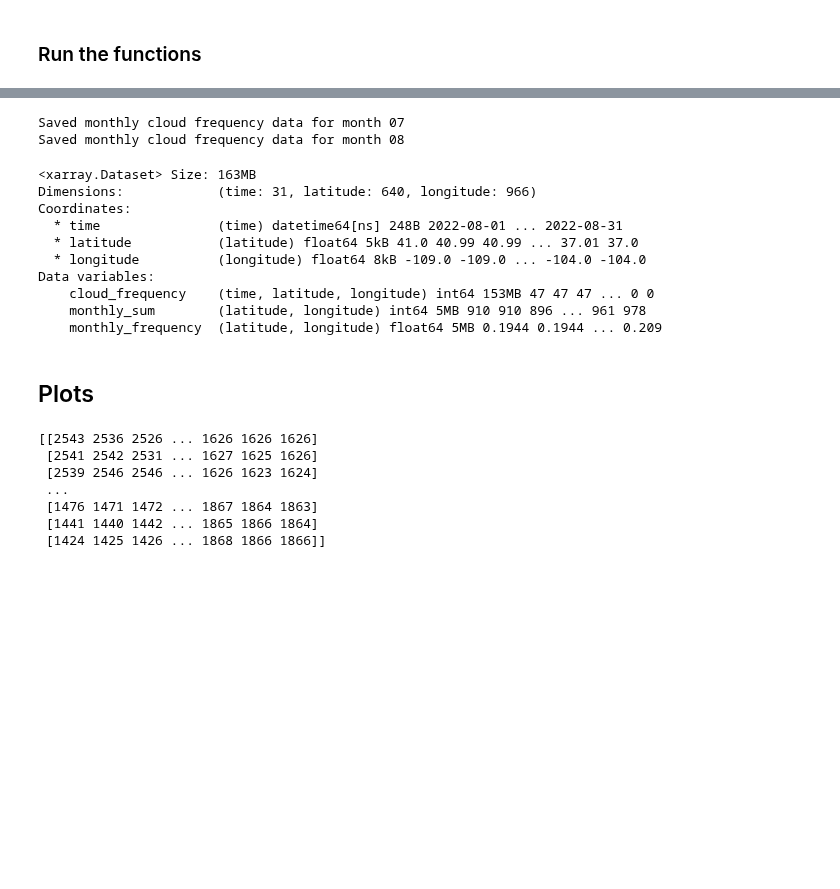
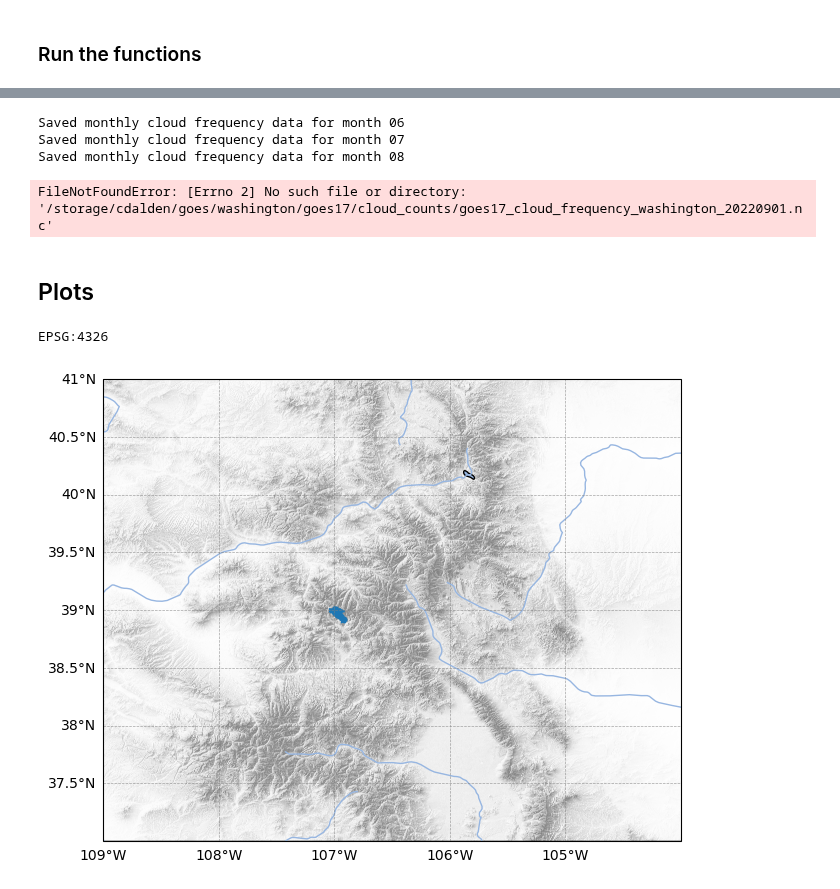
Before and after one commit to clinton-alden/goes_clouds, a Jupyter notebook: analysis/05_cloud_frequency_counts.ipynb, the cells around one changed output, grey strips where cells are left out. Drawn from its saved outputs; the diff is of its cells as text; code cells hidden in the pictures; blank space fills up the shorter version.

```diff
--- a/analysis/05_cloud_frequency_counts.ipynb
+++ b/analysis/05_cloud_frequency_counts.ipynb
@@ -117,6 +127,7 @@ months_list = ['07', '08']
 # %%
 # Define the months and their corresponding variable names
-months_dict = {'07': 'jul_cloud_freq', '08': 'aug_cloud_freq'}
+months_dict = {'06': 'jun_cloud_freq', '07': 'jul_cloud_freq',
+               '08': 'aug_cloud_freq', '09': 'sep_cloud_freq'}
 # Dictionary to store the datasets
 cloud_freq_datasets = {}
 
@@ -126,23 +137,15 @@ for month, var_name in months_dict.items():
     cloud_freq_datasets[var_name] = ds  # Save the dataset with the variable name as the key
 
 # Access the datasets
+jun_cloud_freq = cloud_freq_datasets['jun_cloud_freq']
 jul_cloud_freq = cloud_freq_datasets['jul_cloud_freq']
 aug_cloud_freq = cloud_freq_datasets['aug_cloud_freq']
-
-aug_cloud_freq
+sep_cloud_freq = cloud_freq_datasets['sep_cloud_freq']
 # %% [output]
+Saved monthly cloud frequency data for month 06
 Saved monthly cloud frequency data for month 07
 Saved monthly cloud frequency data for month 08
-<xarray.Dataset> Size: 163MB
-Dimensions:            (time: 31, latitude: 640, longitude: 966)
-Coordinates:
-  * time               (time) datetime64[ns] 248B 2022-08-01 ... 2022-08-31
-  * latitude           (latitude) float64 5kB 41.0 40.99 40.99 ... 37.01 37.0
-  * longitude          (longitude) float64 8kB -109.0 -109.0 ... -104.0 -104.0
-Data variables:
-    cloud_frequency    (time, latitude, longitude) int64 153MB 47 47 47 ... 0 0
-    monthly_sum        (latitude, longitude) int64 5MB 910 910 896 ... 961 978
-    monthly_frequency  (latitude, longitude) float64 5MB 0.1944 0.1944 ... 0.209
+FileNotFoundError: [Errno 2] No such file or directory: '/storage/cdalden/goes/washington/goes17/cloud_counts/goes17_cloud_frequency_washington_20220901.nc'
 # %%
 # sep_minus_aug = sep_cloud_freq['monthly_frequency'] - aug_cloud_freq['monthly_frequency']
 aug_minus_jul = aug_cloud_freq['monthly_frequency'] - jul_cloud_freq['monthly_frequency']
@@ -150,19 +153,23 @@ aug_minus_jul = aug_cloud_freq['monthly_frequency'] - jul_cloud_freq['monthly_fr
 ## Plots
 # %%
 # Path to the DEM file
-dem_path = "colorado_dem.tif"
+dem_path = "nasa_colorado_dem.tif"
 
 # Open the DEM file
 with rasterio.open(dem_path) as src:
     elevation = src.read(1)  # Read the first band (elevation data)
     bounds = src.bounds      # Get the bounds of the DEM
     extent = [bounds.left, bounds.right, bounds.bottom, bounds.top]
-    print(elevation)
+
+
+# subset DEM for East River
+bbox = [-107.4, -106.7, 38.7, 39.3]
+with rasterio.open(dem_path) as src:
+    window = rasterio.windows.from_bounds(bbox[0], bbox[2], bbox[1], bbox[3], transform=src.transform)
+    er_elevation = src.read(1, window=window)
+    cropped_bounds = rasterio.windows.bounds(window, transform=src.transform)
-# %% [output]
-[[2543 2536 2526 ... 1626 1626 1626]
- [2541 2542 2531 ... 1627 1625 1626]
- [2539 2546 2546 ... 1626 1623 1624]
- ...
- [1476 1471 1472 ... 1867 1864 1863]
- [1441 1440 1442 ... 1865 1866 1864]
- [1424 1425 1426 ... 1868 1866 1866]]
+# %%
+with rasterio.open(dem_path) as src:
+    print(src.crs)
+# %% [output]
+EPSG:4326
@@ -168,0 +182,35 @@ with rasterio.open(dem_path) as src:
+# %%
+# Create the plot with Cartopy projection
+plt.figure(figsize=(10, 6))
+ax = plt.axes(projection=ccrs.PlateCarree())
+
+east_river.plot(ax=ax)
+
+# Generate terrain shading
+ls = LightSource(azdeg=315, altdeg=45)  # Azimuth and altitude of the light source
+shaded = ls.shade(elevation, cmap=cm.get_cmap("Greys"), vert_exag=1, blend_mode="overlay")
+
+# Plot the shaded terrain
+ax.imshow(
+    shaded,
+    extent=extent,  # Ensure extent matches the geographic bounds of the data
+    transform=ccrs.PlateCarree(),
+    origin="upper",
+    alpha=0.5
+)
+
+# Add state outlines and coastlines
+ax.add_feature(cfeature.COASTLINE, linewidth=1, edgecolor='black')
+ax.add_feature(cfeature.STATES, linewidth=0.5, edgecolor='black')
+ax.add_feature(cfeature.LAKES, edgecolor="black")
+ax.add_feature(cfeature.RIVERS)
+# Add gridlines with latitude and longitude labels
+gridlines = ax.gridlines(draw_labels=True, linewidth=0.5, color='gray', alpha=0.7, linestyle='--')
+gridlines.top_labels = False  # Disable top labels
+gridlines.right_labels = False  # Disable right labels
+gridlines.xlabel_style = {'size': 10, 'color': 'black'}
+gridlines.ylabel_style = {'size': 10, 'color': 'black'}
+
+# ax.set_extent([-108, -106, 38, 40], crs=ccrs.PlateCarree())  # east riverish extent
+# %% [output]
+[figure, added]
```
Also changed, not shown: parts of 10 cells of this notebook.
